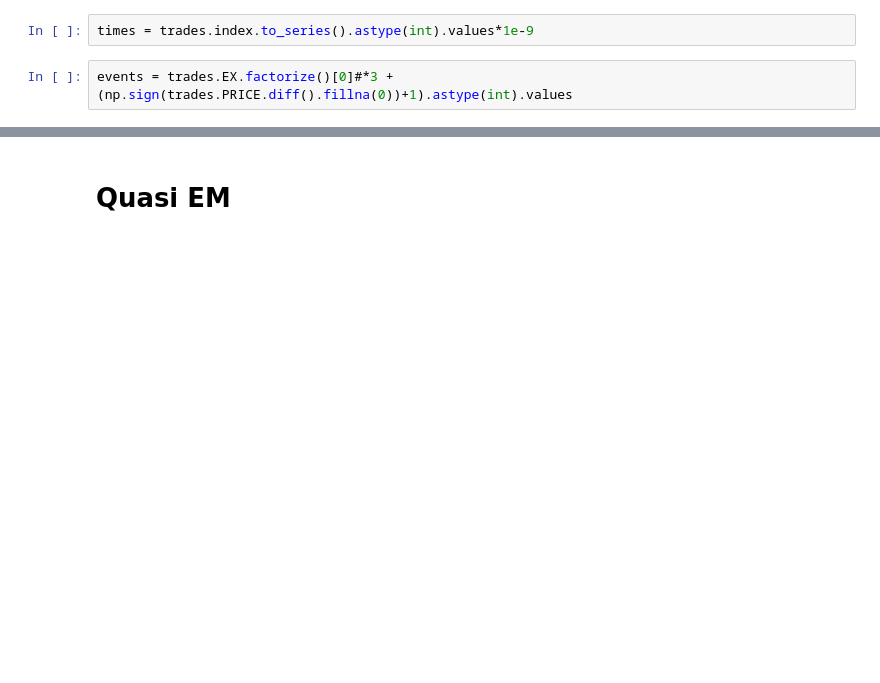
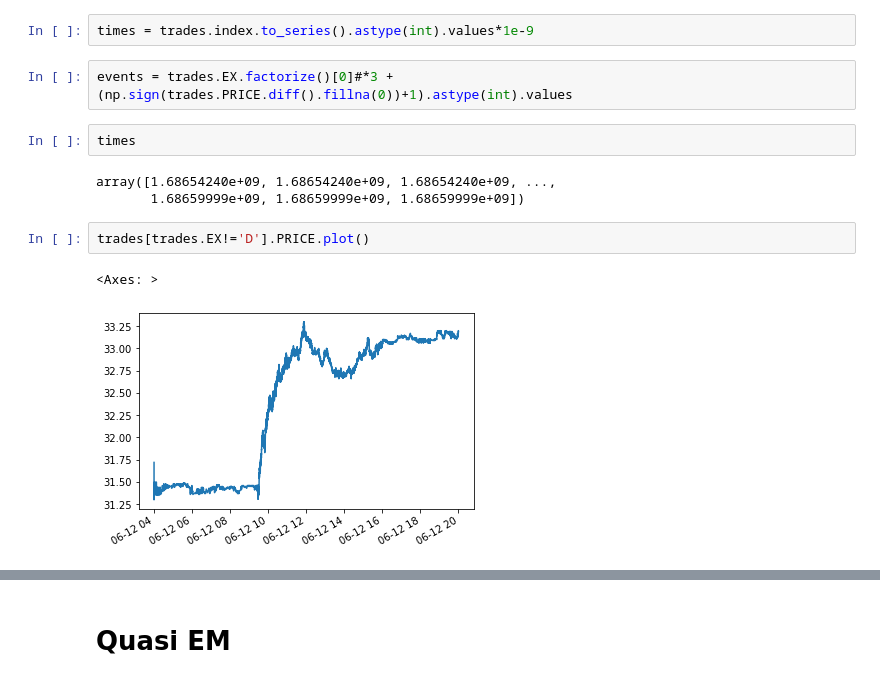
Before and after one commit to odenpetersen/order-book-hawkes, a Jupyter notebook: analysis/Fast EM.ipynb, the cells around one changed output, grey strips where cells are left out. Drawn from its saved outputs; the diff is of its cells as text; blank space fills up the shorter version.

```diff
--- a/analysis/Fast EM.ipynb
+++ b/analysis/Fast EM.ipynb
@@ -10,3 +15,13 @@ del trades['DATE'], trades['TIME_M']
 times = trades.index.to_series().astype(int).values*1e-9
 # %%
 events = trades.EX.factorize()[0]#*3 + (np.sign(trades.PRICE.diff().fillna(0))+1).astype(int).values
+# %%
+times
+# %% [output]
+array([1.68654240e+09, 1.68654240e+09, 1.68654240e+09, ...,
+       1.68659999e+09, 1.68659999e+09, 1.68659999e+09])
+# %%
+trades[trades.EX!='D'].PRICE.plot()
+# %% [output]
+<Axes: >
+[figure, added]
```
Also changed, not shown: parts of 117 cells of this notebook, 14 other files.
